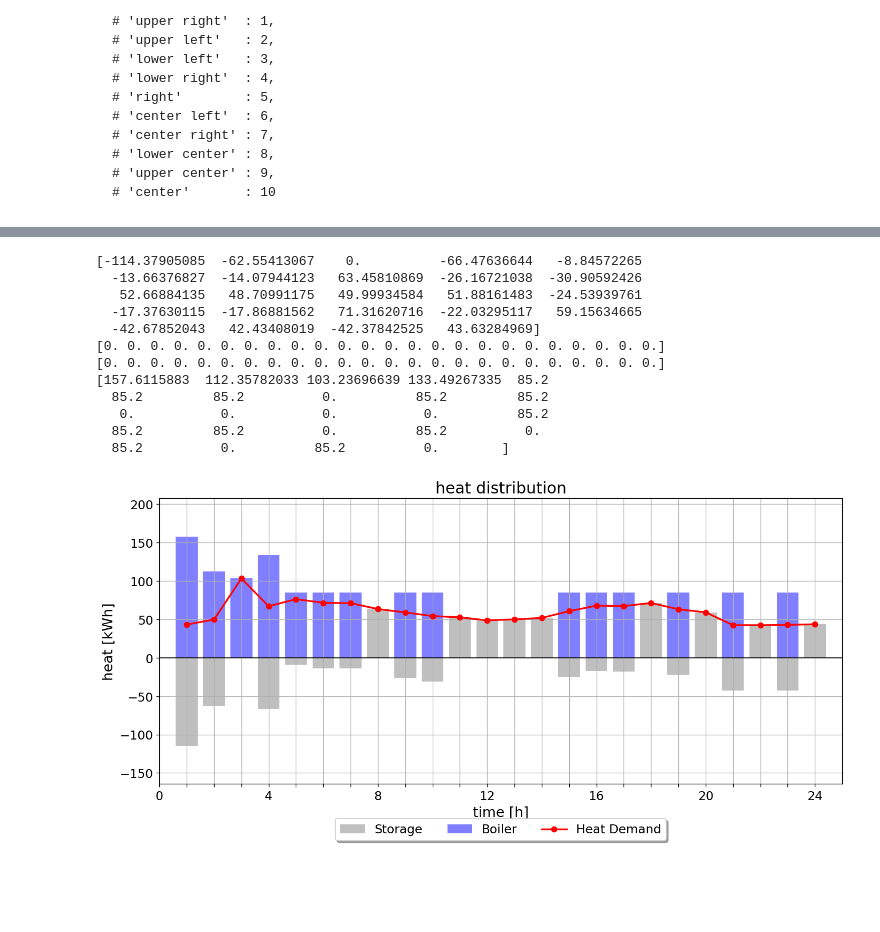
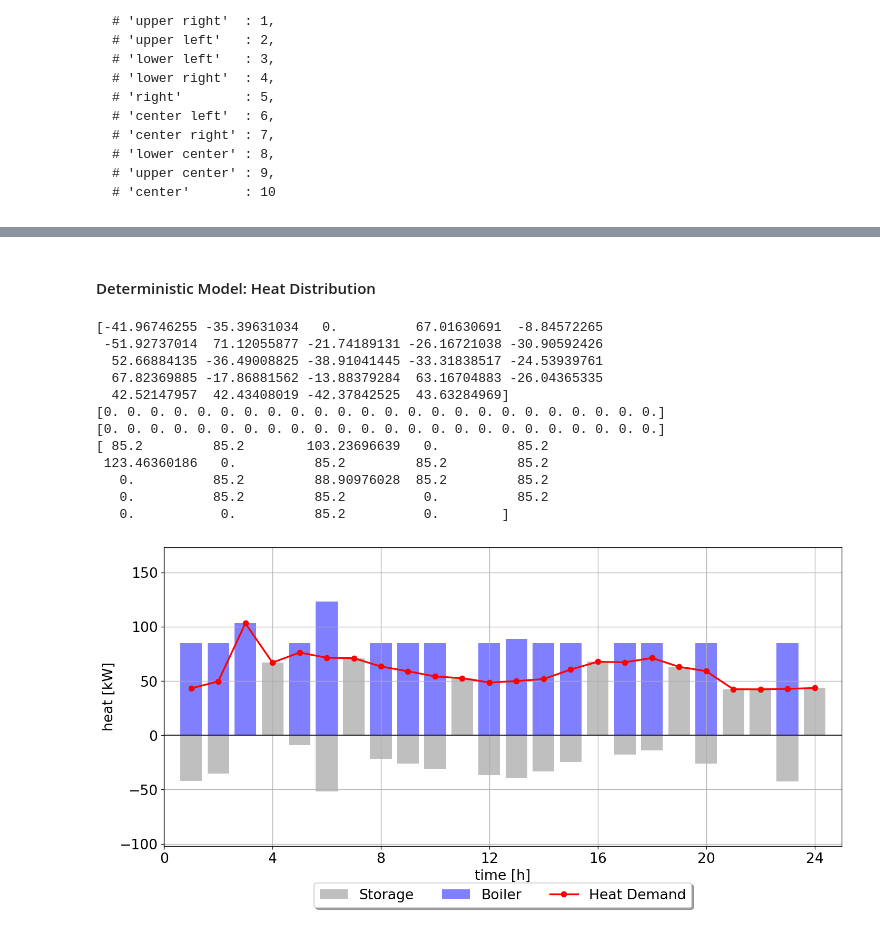
Before and after one commit to 0815Paul/SPMA, a Jupyter notebook: postprocessing/postprocessing.ipynb, the cells around one changed output, grey strips where cells are left out. Drawn from its saved outputs; the diff is of its cells as text; code cells hidden in the pictures; blank space fills up the shorter version.

```diff
--- a/postprocessing/postprocessing.ipynb
+++ b/postprocessing/postprocessing.ipynb
@@ -34,17 +54,19 @@ PERIOD_STR = period_dict[PERIOD]
 # %%
-def load_deterministic_data(input_path, date, period_str):
+def load_deterministic_data(input_path, start_date, period_str, period):
     """
     Lädt die deterministischen Daten, behält den ursprünglichen 't'-Index bei und fügt eine 'timestamp'-Spalte hinzu.
 
     Parameters:
     - input_path: Pfad zu den deterministischen CSV-Dateien
-    - date: Startdatum im Format YYYYMMDD
+    - start_date: Startdatum im Format YYYYMMDD (int oder str)
     - period_str: Periode als String ('day', 'week', 'month')
+    - period: Periode als Integer (0: Tag, 1: Woche, 2: Monat)
 
     Returns:
     - df: DataFrame mit ursprünglichem 't'-Index und 'timestamp'-Spalte
     """
-    filename = f'd_{date}_to_{date}_{period_str}_ts.csv'
+    end_date = calculate_end_date(start_date, period)
+    filename = f'd_{start_date}_to_{end_date}_{period_str}_ts.csv'
     file_path = os.path.join(input_path, filename)
 
     if os.path.exists(file_path):
@@ -60,7 +82,7 @@ def load_deterministic_data(input_path, date, period_str):
             return pd.DataFrame()
 
         # Berechnung des Startdatums
-        start_datetime = pd.to_datetime(str(date), format='%Y%m%d')
+        start_datetime = datetime.strptime(str(start_date), '%Y%m%d')
 
         # Überprüfen des minimalen 't'-Werts
         min_t = df.index.min()
@@ -71,6 +93,16 @@ def load_deterministic_data(input_path, date, period_str):
             # 't' beginnt bei 0 oder einem anderen Wert
             df['timestamp'] = start_datetime + pd.to_timedelta(df.index, unit='h')
 
+        # Überprüfen der Anzahl der Zeilen
+        expected_rows = 24 if period == 0 else 168 if period == 1 else 720  # Für Monat kann angepasst werden
+        if period == 2:
+            # Für Monat die tatsächliche Anzahl der Tage * 24 berechnen
+            end_datetime = datetime.strptime(str(end_date), '%Y%m%d')
+            delta = end_datetime - start_datetime
+            expected_rows = (delta.days + 1) * 24  # +1 für inklusive Enddatum
+        if len(df) != expected_rows:
+            print(f"Warnung: Die Anzahl der Zeilen in {filename} ({len(df)}) stimmt nicht mit der erwarteten Anzahl ({expected_rows}) überein.")
+
         return df
     else:
         print(f"Deterministische Datei {filename} nicht im Pfad {input_path} gefunden.")
@@ -310,3 +374,5 @@ combinded_df.columns.tolist()
+# %% [markdown]
+#### Deterministic Model: Heat Distribution
 # %%
 import matplotlib.pyplot as plt
 import numpy as np
@@ -314,16 +380,16 @@ import cmasher as cmr
 
 
 # Use the index of the DataFrame as time (hours)
-hours = combinded_df.index
+hours = df_deterministic_day.index
 
 # Extract the data
-chp1 = combinded_df['Scenario1.chp1.heat']
-chp2 = combinded_df['Scenario1.chp2.heat']
-boiler = combinded_df['Scenario1.boiler1.heat']
-storage_in = -combinded_df['Scenario1.heat_storage1.heat_charge']  # Negative for charging operations
-storage_out = combinded_df['Scenario1.heat_storage1.heat_discharge']  # Positive for discharging
+chp1 = df_deterministic_day['chp1.heat']
+chp2 = df_deterministic_day['chp2.heat']
+boiler = df_deterministic_day['boiler1.heat']
+storage_in = -df_deterministic_day['heat_storage1.heat_charge']  # Negative for charging operations
+storage_out = df_deterministic_day['heat_storage1.heat_discharge']  # Positive for discharging
 storage = storage_in + storage_out  # Net storage flow
-hd = combinded_df['Scenario1.heat_demand']  # Heat demand (line plot)
+hd = df_deterministic_day['heat_demand']  # Heat demand (line plot)
 
 # Create the figure and axis
 fig, ax = plt.subplots(figsize=(12, 6), dpi=120)
@@ -368,43 +434,45 @@ for data_component, label, color in components:
             handles.append(bars[0])
             labels.append(label)
 
 # Plot the line for Heat Demand
 line_hd, = ax.plot(hours, hd, label='Heat Demand', color='red', marker='o', linewidth=2)
 handles.append(line_hd)
 labels.append('Heat Demand')
 
 # Add horizontal line at y=0
 ax.axhline(0, color='black', linewidth=1)
 
 # Set axis labels and title
 # Set Axis Properties
-set_axis_properties(ax, 'heat distribution', 'heat [kWh]', 'time [h]', fontsize_title, fontsize_label)
+
 
 # Adjust the grid, ticks, and axis limits
 ax.grid(True)
-ax.set_xticks(np.arange(0, 25, 1))  # X-axis with hours
+ax.set_xticks(np.arange(0, 25, 4))  # X-axis with hours
 ax.set_xlim([0, 25])  # Set the X range
 ax.set_ylim([neg_bottom.min() - 50, pos_bottom.max() + 50])  # Adjust Y range based on data
 ax.tick_params(axis='both', labelsize=fontsize_ticks)
+ax.set_ylabel("heat [kW]", fontsize=fontsize_label)
+ax.set_xlabel("time [h]", fontsize=fontsize_label)
 
 # Add the legend
 ax.legend(handles, labels, loc='upper center', bbox_to_anchor=(0.5, -0.1),
           fancybox=True, shadow=True, ncol=4, fontsize=fontsize_ticks)
 
 # Show the plot
 plt.tight_layout()
 plt.show()
 # %% [output]
-[-114.37905085  -62.55413067    0.          -66.47636644   -8.84572265
-  -13.66376827  -14.07944123   63.45810869  -26.16721038  -30.90592426
-   52.66884135   48.70991175   49.99934584   51.88161483  -24.53939761
-  -17.37630115  -17.86881562   71.31620716  -22.03295117   59.15634665
-  -42.67852043   42.43408019  -42.37842525   43.63284969]
+[-41.96746255 -35.39631034   0.          67.01630691  -8.84572265
+ -51.92737014  71.12055877 -21.74189131 -26.16721038 -30.90592426
+  52.66884135 -36.49008825 -38.91041445 -33.31838517 -24.53939761
+  67.82369885 -17.86881562 -13.88379284  63.16704883 -26.04365335
+  42.52147957  42.43408019 -42.37842525  43.63284969]
 [0. 0. 0. 0. 0. 0. 0. 0. 0. 0. 0. 0. 0. 0. 0. 0. 0. 0. 0. 0. 0. 0. 0. 0.]
 [0. 0. 0. 0. 0. 0. 0. 0. 0. 0. 0. 0. 0. 0. 0. 0. 0. 0. 0. 0. 0. 0. 0. 0.]
-[157.6115883  112.35782033 103.23696639 133.49267335  85.2
-  85.2         85.2          0.          85.2         85.2
-   0.           0.           0.           0.          85.2
-  85.2         85.2          0.          85.2          0.
-  85.2          0.          85.2          0.        ]
+[ 85.2         85.2        103.23696639   0.          85.2
+ 123.46360186   0.          85.2         85.2         85.2
+   0.          85.2         88.90976028  85.2         85.2
+   0.          85.2         85.2          0.          85.2
+   0.           0.          85.2          0.        ]
-[figure, old version]
+[figure, new version]
```
Also changed, not shown: parts of 22 cells of this notebook, 42 other files.
